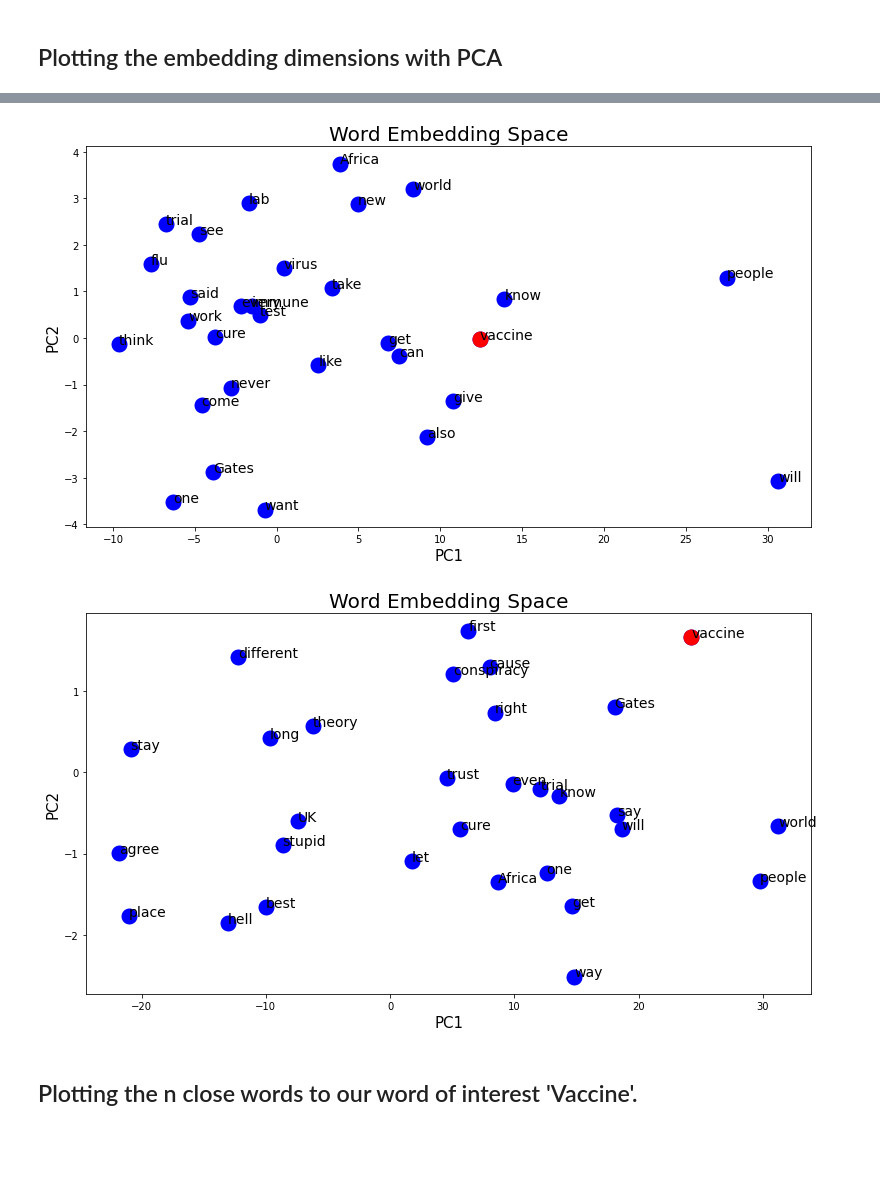
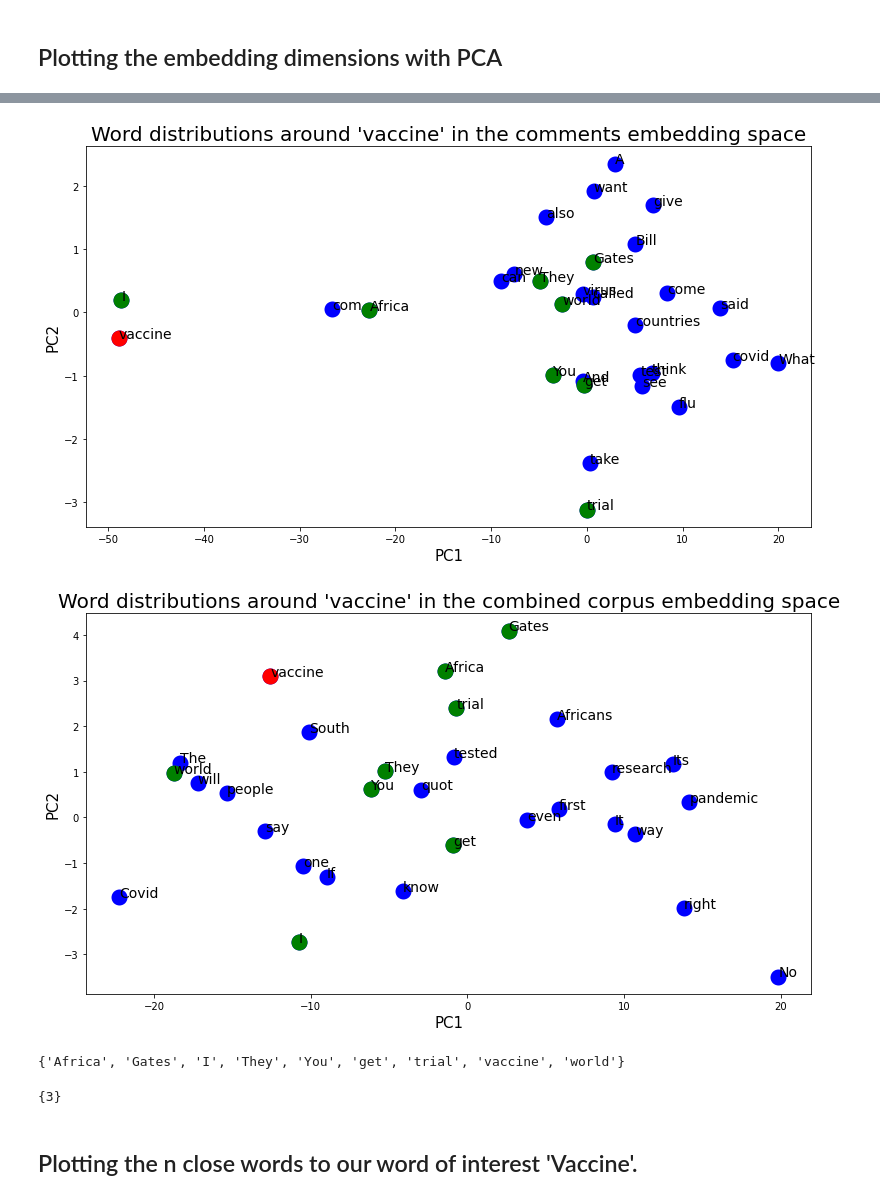
Before and after one commit to sillsphelyx/Vaccine_sentiments_SA, a Jupyter notebook: Covid_vaccine_sentiment_SA-Training_Word_embeddings.ipynb, the cells around one changed output, grey strips where cells are left out. Saved outputs shown, nothing was run; the diff lists cells and outputs as text; code cells hidden in the pictures; blank space fills up the shorter version.

Commit message:
adjusting plots and doing a bit more preprocessing

```diff
--- a/Covid_vaccine_sentiment_SA-Training_Word_embeddings.ipynb
+++ b/Covid_vaccine_sentiment_SA-Training_Word_embeddings.ipynb
@@ -38,7 +38,7 @@ comments_retrieved = [list(df_comments.iloc[i].dropna().astype('str')) for i in
 # %%
 # For the replies to the comments
 replies_retrieved = [replies_retrieved[i]  for i in range(len(replies_retrieved)) if len(replies_retrieved[i]) > 0]
-embedding_replies = word2vec.Word2Vec(sentences = replies_retrieved,size = 200, min_count = 20,window=10)
+embedding_replies = word2vec.Word2Vec(sentences = replies_retrieved,size = 200, min_count = 42,window=10)
 reply_vectors = embedding_replies.wv
 vaccine_closewords_replies = reply_vectors.similar_by_word('vaccine')
 print(f'Most similar to vaccine are {vaccine_closewords_replies[:3]}')
@@ -47,7 +47,7 @@ Most similar to vaccine are [('people', 0.9999437928199768), ('just', 0.99994349
 # %%
 # Training Word Embeddings using gensim an NLP library
 # For direct comments only
-embedding_comments  = word2vec.Word2Vec(sentences = comments_retrieved,size = 200, min_count = 20,window=10)
+embedding_comments  = word2vec.Word2Vec(sentences = comments_retrieved,size = 200, min_count = 23,window=10)
 comment_vectors = embedding_comments.wv
 vaccine_closewords_comments = comment_vectors.similar_by_word('vaccine')
 print(f'Most similar to vaccine are {vaccine_closewords_comments[:4]}')
@@ -56,7 +56,7 @@ Most similar to vaccine are [('pray', 0.9764356017112732), ('people', 0.97623544
 # %%
 # For both replies and comments combined
 comments_replies_combined = replies_retrieved + comments_retrieved
-embedding_combined = word2vec.Word2Vec(sentences = comments_replies_combined,size = 200, min_count = 20,window=10)
+embedding_combined = word2vec.Word2Vec(sentences = comments_replies_combined,size = 200, min_count = 60,window=10)
 combined_vectors = embedding_combined.wv
 vaccine_closewords_combined = combined_vectors.similar_by_word('vaccine')
 print(f'Most similar to vaccine are {vaccine_closewords_combined[:4]}')
@@ -121,18 +121,21 @@ comment_components = pca(comments_df)
 combined_components = pca(combined_df)
 # %%
 # Plotting function
-def plotting_components_mod(components,model, no_words = 20):
+def plotting_components_mod(components,model, no_words = 20,data_name=''):
     """no_words: The number of words you want to display on visualization"""
     plt.figure(figsize=(13,7))
     plt.scatter(components[:no_words,0],components[:no_words,1],linewidths=10,color='blue')
     plt.xlabel("PC1",size=15)
     plt.ylabel("PC2",size=15)
-    plt.title("Word Embedding Space",size=20)
+    plt.title(f"Word distributions around 'vaccine' in the {data_name} embedding space",size=20)
     vocab=list(model.wv.vocab)[:no_words]
     for i, word in enumerate(vocab):
         if word == 'vaccine':
             plt.scatter(components[i,0],components[i,1],linewidths=10,color='red')
             plt.annotate(word,xy=(components[i,0],components[i,1]),fontsize=14)
+        elif word in ['Africa', 'Gates', 'I', 'They', 'You', 'get', 'trial','world']:
+            plt.scatter(components[i,0],components[i,1],linewidths=10,color='green')
+            plt.annotate(word,xy=(components[i,0],components[i,1]),fontsize=14)
         else:
             plt.annotate(word,xy=(components[i,0],components[i,1]),fontsize=14)
 # %%
@@ -154,8 +157,8 @@ plotting_components_mod(reply_components,reply_vectors,30)
 # %%
-plotting_components_mod(comment_components,comment_vectors,30)
+plotting_components_mod(comment_components,comment_vectors,30,'comments')
 # %% [output]
-[figure, old version]
+[figure, new version]
 # %%
-plotting_components_mod(combined_components,combined_vectors,30)
+plotting_components_mod(combined_components,combined_vectors,30,'combined corpus')
 # %% [output]
-[figure, old version]
+[figure, new version]
@@ -162,3 +177,21 @@ plotting_components_mod(combined_components,combined_vectors,30)
+# %%
+embeddings_list = [reply_vectors,comment_vectors,combined_vectors]
+# obtaining the common words in these embeddings from the top 30 words
+common_words(embeddings_list,30)
+# %% [output]
+{'Africa', 'Gates', 'I', 'They', 'You', 'get', 'trial', 'vaccine', 'world'}
+# %%
+k = {2,3,4}
+o = {4,5,3}
+i = {8,3,9}
+t = {8,7,6,3}
+tu = [k,o,i,t]
+coms = tu[0]
+for i in range(len(tu)-1):
+    coms = coms.intersection(tu[i+1])
+print(coms)
+# %% [output]
+{3}
 # %% [markdown]
 ## Plotting the n close words to our word of interest 'Vaccine'.
 # %%
```
Also changed, not shown: parts of 11 cells of this notebook, 3 other files.
